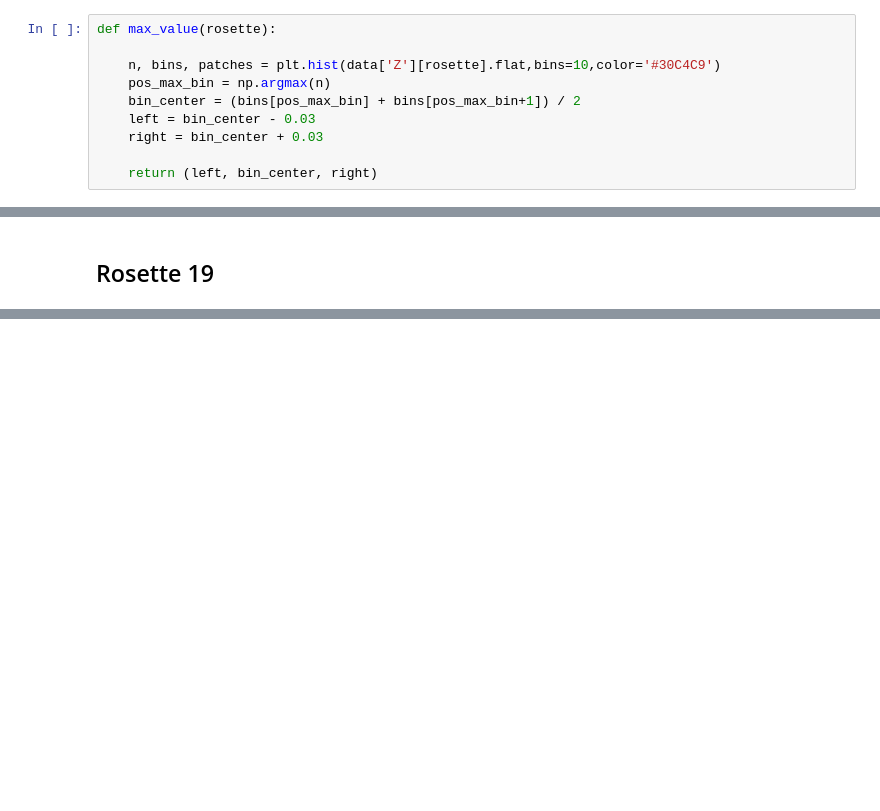
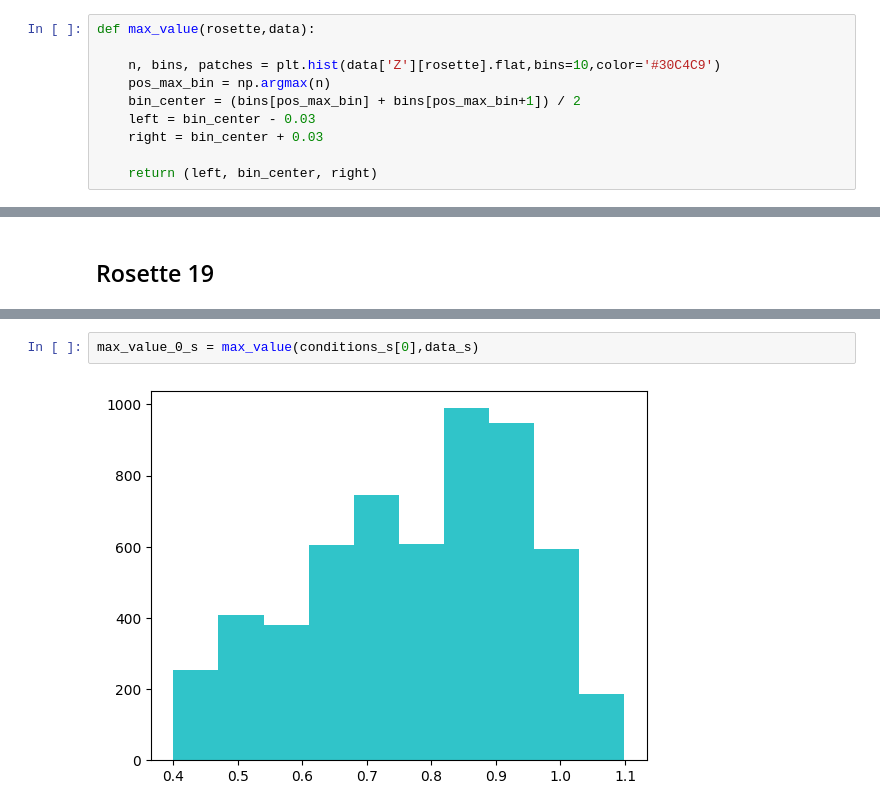
Before and after one commit to soguevaram/DESI, a Jupyter notebook: 20250702_Rossette.ipynb, the cells around one changed output, grey strips where cells are left out. Saved outputs shown, nothing was run; the diff lists cells and outputs as text; blank space fills up the shorter version.

```diff
--- a/20250702_Rossette.ipynb
+++ b/20250702_Rossette.ipynb
@@ -87,7 +106,7 @@ n = The values of the histogram bins\
 bins = The edges of the bins\
 patches = Container of individual artists used to create the histogram or list of such containers if there are multiple input datasets.
 # %%
-def max_value(rosette):
+def max_value(rosette,data):
 
     n, bins, patches = plt.hist(data['Z'][rosette].flat,bins=10,color='#30C4C9')
     pos_max_bin = np.argmax(n)
@@ -249,0 +283,4 @@ rosette(conditions[9],max_value_19[0],max_value_19[2])
+# %%
+max_value_0_s = max_value(conditions_s[0],data_s)
+# %% [output]
+[figure, added]
```
Also changed, not shown: parts of 82 cells of this notebook.
